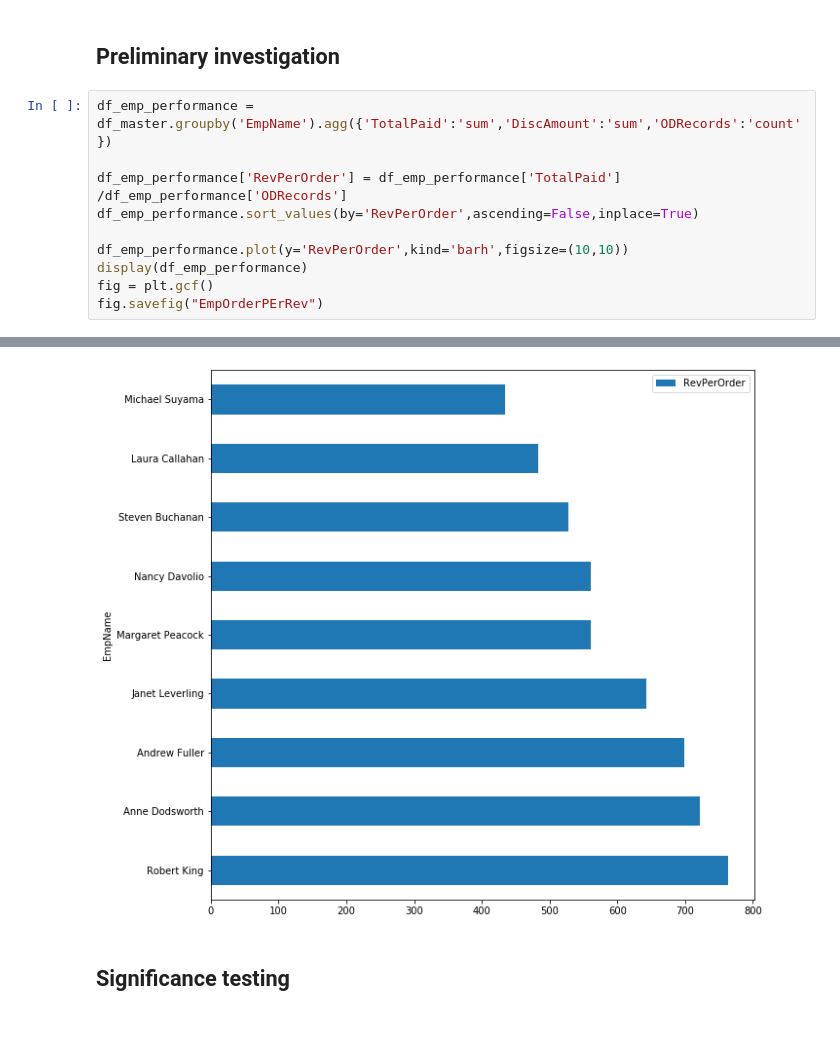
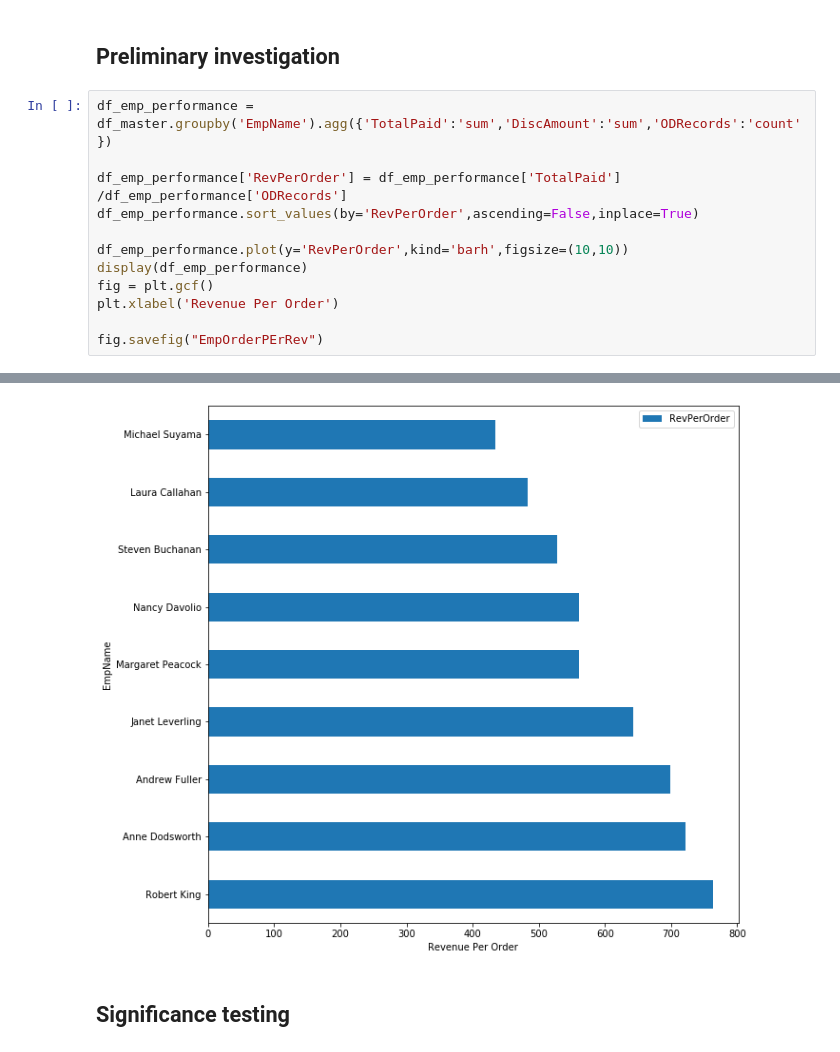
Before and after one commit to thekhan314/dsc-mod-3-project-online-ds-sp-000, a Jupyter notebook: KhanMod3ProjectMain.ipynb, the cells around one changed output, grey strips where cells are left out. Cells and saved outputs as stored; diff of their text form.

```diff
--- a/KhanMod3ProjectMain.ipynb
+++ b/KhanMod3ProjectMain.ipynb
@@ -499,6 +507,8 @@ df_emp_performance.sort_values(by='RevPerOrder',ascending=False,inplace=True)
 df_emp_performance.plot(y='RevPerOrder',kind='barh',figsize=(10,10))
 display(df_emp_performance)
 fig = plt.gcf()
+plt.xlabel('Revenue Per Order')
+
 fig.savefig("EmpOrderPErRev")
 # %% [output]
 |  | TotalPaid | DiscAmount | ODRecords | RevPerOrder |
@@ -515,4 +525,4 @@ fig.savefig("EmpOrderPErRev")
-[figure, old version]
+[figure, new version]
 # %% [markdown]
 ## Significance testing
 # %% [markdown]
```
Also changed, not shown: parts of 9 cells of this notebook, 11 other files.
